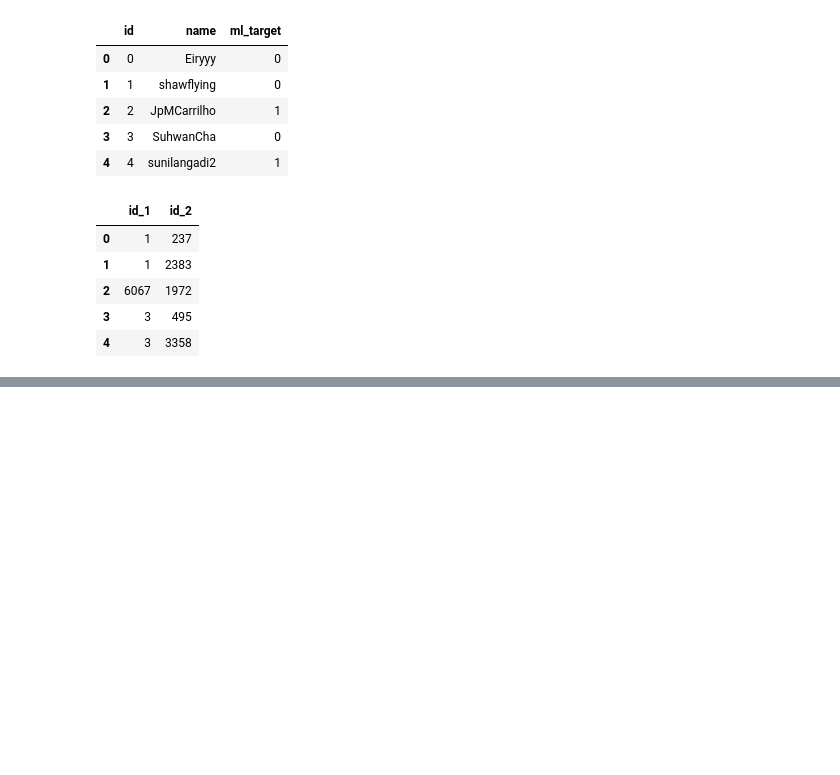
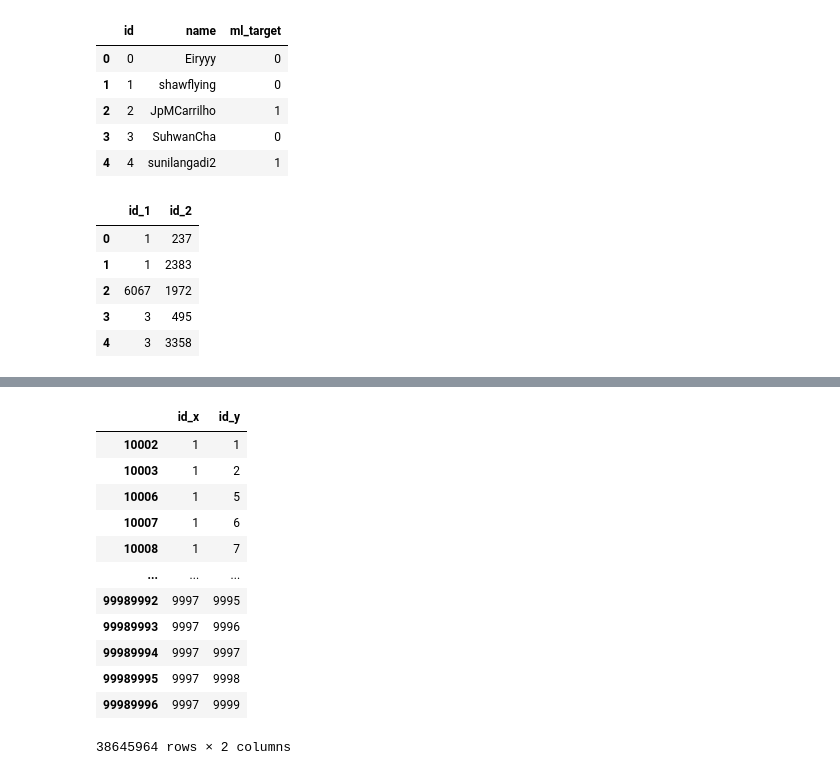
Before and after one commit to Cat-in-box/ml-social-graphs, a Jupyter notebook: git_social_graphs.ipynb, the cells around one changed output, grey strips where cells are left out. Saved outputs shown, nothing was run; the diff lists cells and outputs as text; code cells hidden in the pictures; blank space fills up the shorter version.

Commit message:
попытки маскирования нового df с помощью edges

```diff
--- a/git_social_graphs.ipynb
+++ b/git_social_graphs.ipynb
@@ -54,2 +59,16 @@ Index(['id'], dtype='object')
 # %%
-adjacency[(adjacency["id_x"] == edges["id_1"]) & (adjacency["id_y"] == edges["id_2"])]
+adjacency[adjacency["id_x"].isin(edges["id_1"]).multiply(adjacency["id_y"].isin(edges["id_2"]))]
+# %% [output]
+|  | id_x | id_y |
+| 10002 | 1 | 1 |
+| 10003 | 1 | 2 |
+| 10006 | 1 | 5 |
+| 10007 | 1 | 6 |
+| 10008 | 1 | 7 |
+| ... | ... | ... |
+| 99989992 | 9997 | 9995 |
+| 99989993 | 9997 | 9996 |
+| 99989994 | 9997 | 9997 |
+| 99989995 | 9997 | 9998 |
+| 99989996 | 9997 | 9999 |
+38645964 rows × 2 columns
```
Also changed, not shown: parts of 10 cells of this notebook.
